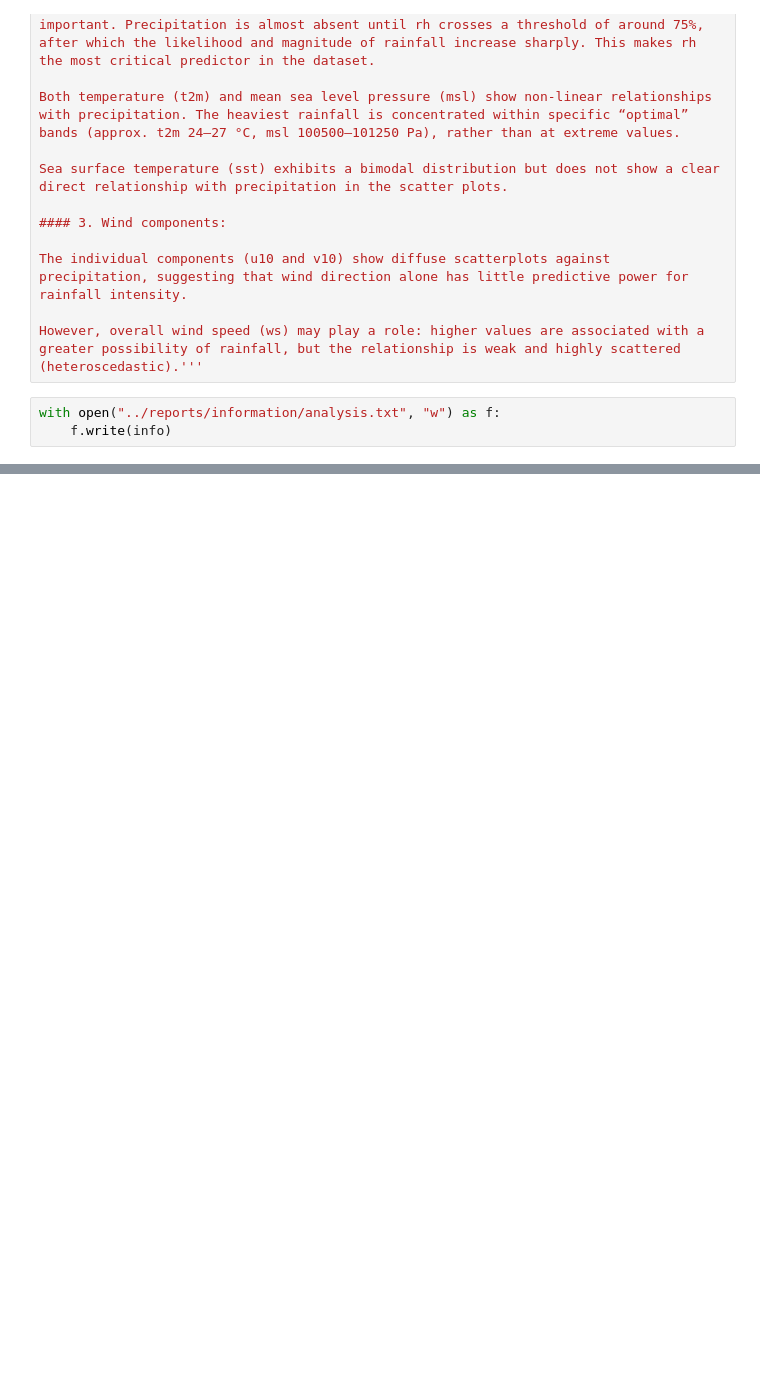
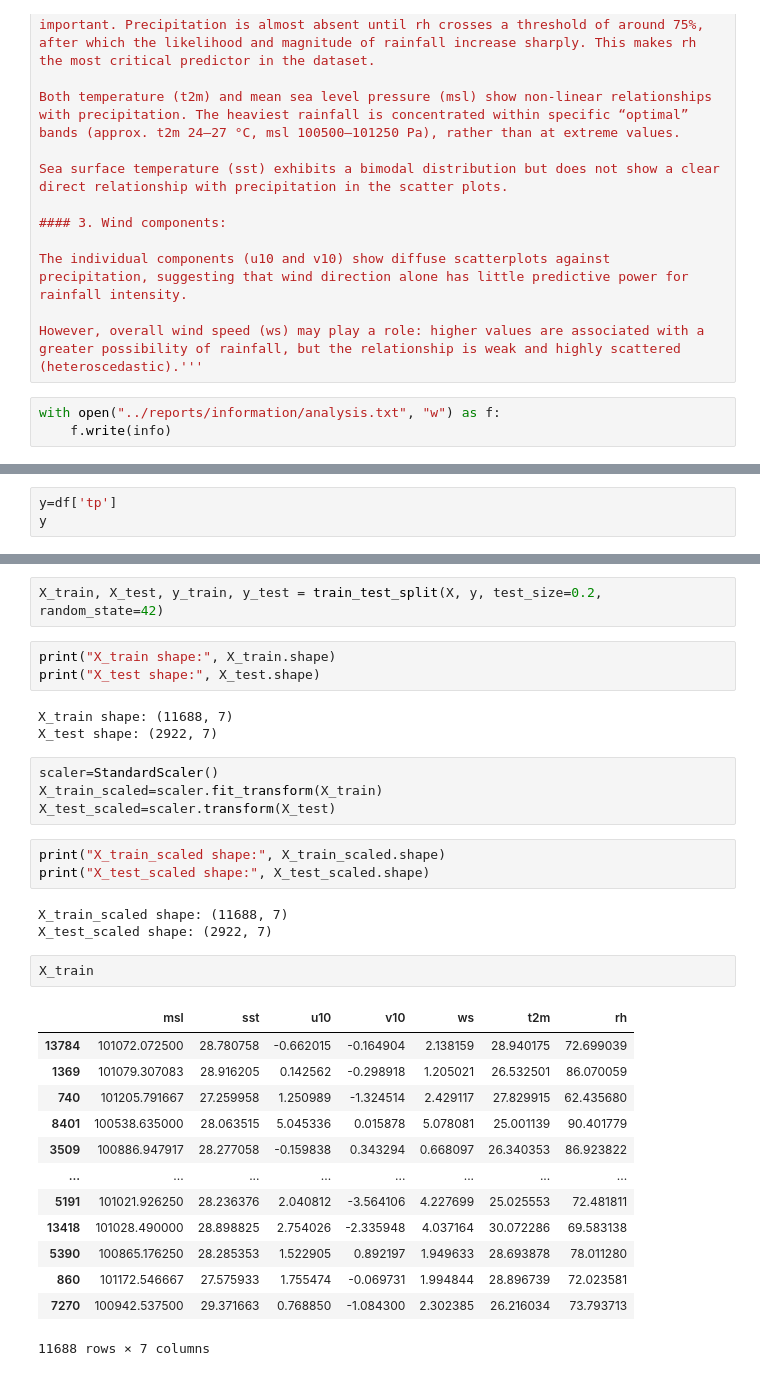
Before and after one commit to Saqibdev-786/Manglore-Weather-Data, a Jupyter notebook: notebooks/main.ipynb, the cells around one changed output, grey strips where cells are left out. Saved outputs shown, nothing was run; the diff lists cells and outputs as text; blank space fills up the shorter version.

Commit message:
Train Test Split and Scaling

```diff
--- a/notebooks/main.ipynb
+++ b/notebooks/main.ipynb
@@ -369,0 +390,3 @@ with open("../reports/information/analysis.txt", "w") as f:
+# %%
+y=df['tp']
+y
@@ -369,0 +406,34 @@ with open("../reports/information/analysis.txt", "w") as f:
+# %%
+X_train, X_test, y_train, y_test = train_test_split(X, y, test_size=0.2, random_state=42)
+# %%
+print("X_train shape:", X_train.shape)
+print("X_test shape:", X_test.shape)
+# %% [output]
+X_train shape: (11688, 7)
+X_test shape: (2922, 7)
+# %%
+scaler=StandardScaler()
+X_train_scaled=scaler.fit_transform(X_train)
+X_test_scaled=scaler.transform(X_test)
+# %%
+print("X_train_scaled shape:", X_train_scaled.shape)
+print("X_test_scaled shape:", X_test_scaled.shape)
+# %% [output]
+X_train_scaled shape: (11688, 7)
+X_test_scaled shape: (2922, 7)
+# %%
+X_train
+# %% [output]
+|  | msl | sst | u10 | v10 | ws | t2m | rh |
+| 13784 | 101072.072500 | 28.780758 | -0.662015 | -0.164904 | 2.138159 | 28.940175 | 72.699039 |
+| 1369 | 101079.307083 | 28.916205 | 0.142562 | -0.298918 | 1.205021 | 26.532501 | 86.070059 |
+| 740 | 101205.791667 | 27.259958 | 1.250989 | -1.324514 | 2.429117 | 27.829915 | 62.435680 |
+| 8401 | 100538.635000 | 28.063515 | 5.045336 | 0.015878 | 5.078081 | 25.001139 | 90.401779 |
+| 3509 | 100886.947917 | 28.277058 | -0.159838 | 0.343294 | 0.668097 | 26.340353 | 86.923822 |
+| ... | ... | ... | ... | ... | ... | ... | ... |
+| 5191 | 101021.926250 | 28.236376 | 2.040812 | -3.564106 | 4.227699 | 25.025553 | 72.481811 |
+| 13418 | 101028.490000 | 28.898825 | 2.754026 | -2.335948 | 4.037164 | 30.072286 | 69.583138 |
+| 5390 | 100865.176250 | 28.285353 | 1.522905 | 0.892197 | 1.949633 | 28.693878 | 78.011280 |
+| 860 | 101172.546667 | 27.575933 | 1.755474 | -0.069731 | 1.994844 | 28.896739 | 72.023581 |
+| 7270 | 100942.537500 | 29.371663 | 0.768850 | -1.084300 | 2.302385 | 26.216034 | 73.793713 |
+11688 rows × 7 columns
```
Also changed, not shown: parts of 4 cells of this notebook, 3 other files.
